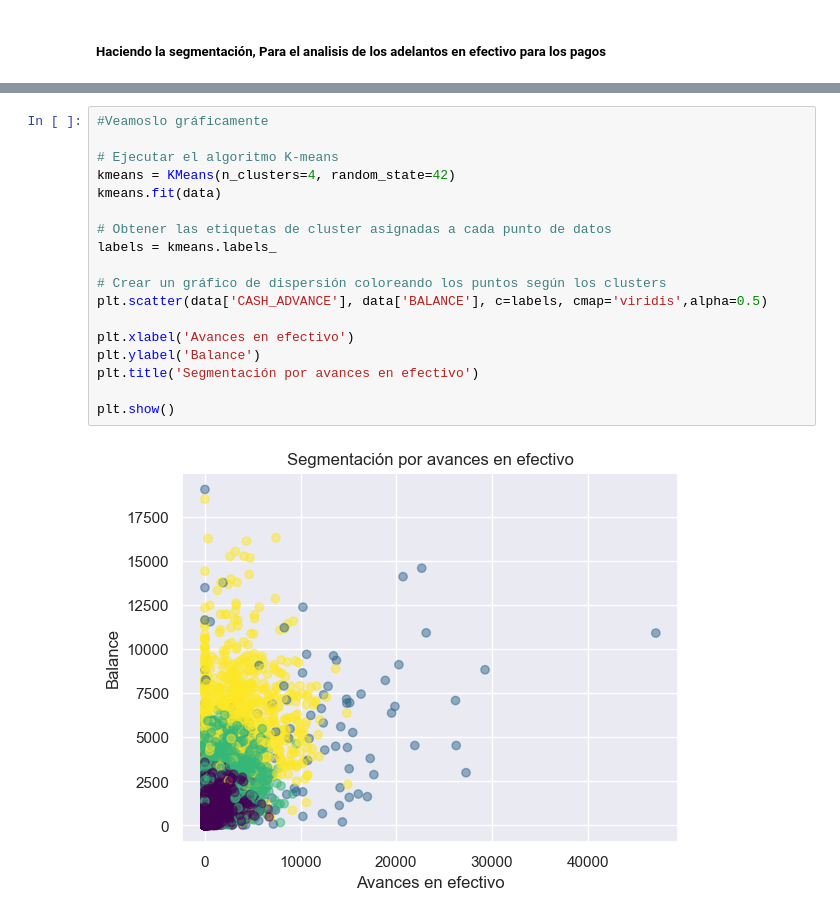
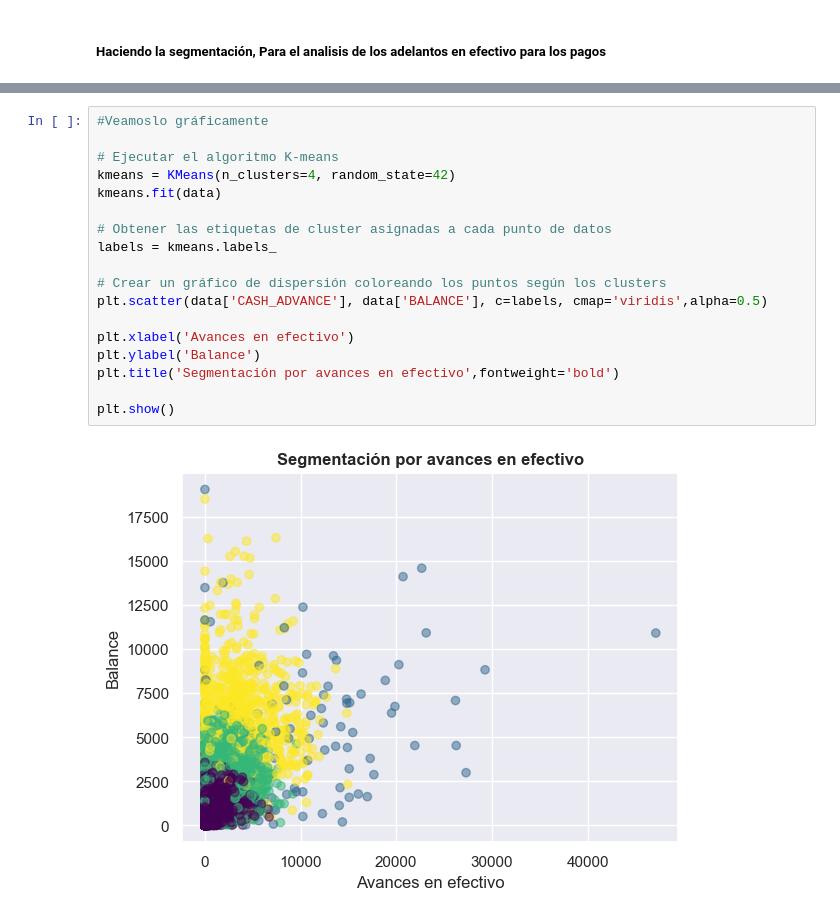
Before and after one commit to andromedalactea/Credit_Cards_Analytics, a Jupyter notebook: Analisis_exploratorio.ipynb, the cells around one changed output, grey strips where cells are left out. Cells and saved outputs as stored; diff of their text form.

```diff
--- a/Analisis_exploratorio.ipynb
+++ b/Analisis_exploratorio.ipynb
@@ -358,23 +360,23 @@ data_credit_cards[['CASH_ADVANCE', 'BALANCE', 'CREDIT_LIMIT', 'PAYMENTS', 'Clust
 # %%
 #Veamoslo gráficamente
 
 # Ejecutar el algoritmo K-means
 kmeans = KMeans(n_clusters=4, random_state=42)
 kmeans.fit(data)
 
 # Obtener las etiquetas de cluster asignadas a cada punto de datos
 labels = kmeans.labels_
 
 # Crear un gráfico de dispersión coloreando los puntos según los clusters
 plt.scatter(data['CASH_ADVANCE'], data['BALANCE'], c=labels, cmap='viridis',alpha=0.5)
 
 plt.xlabel('Avances en efectivo')
 plt.ylabel('Balance')
-plt.title('Segmentación por avances en efectivo')
+plt.title('Segmentación por avances en efectivo',fontweight='bold')
 
 plt.show()
 # %% [output]
-[figure, old version]
+[figure, new version]
 # %%
 # Seleccionar las columnas relevantes para la segmentación
 data = data_credit_cards[['CASH_ADVANCE', 'BALANCE', 'CREDIT_LIMIT', 'PAYMENTS']]
```
Also changed, not shown: parts of 10 cells of this notebook, 12 other files.
